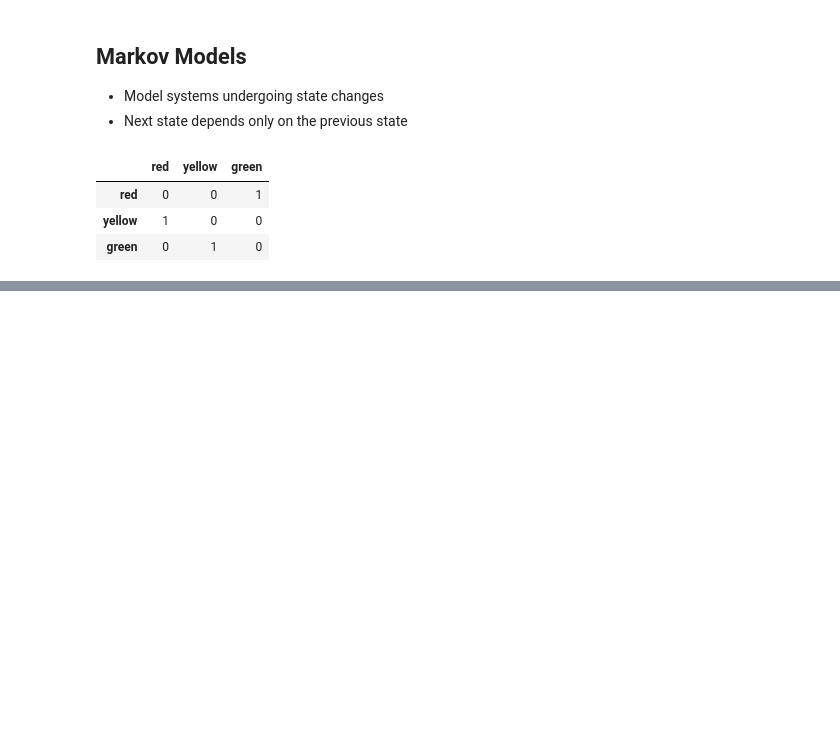
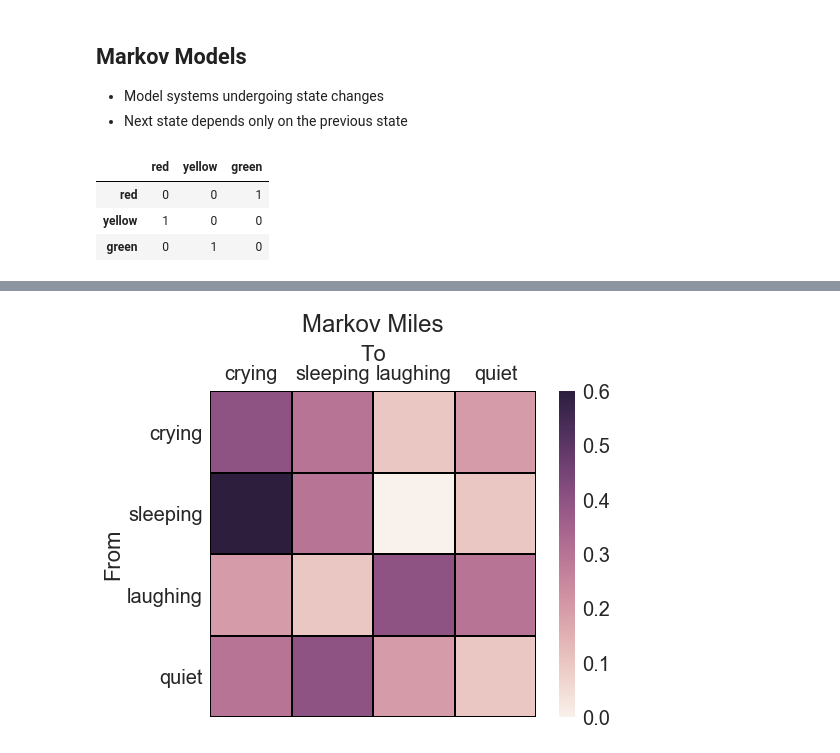
Before and after one commit to JohnPaton/engl_ish, a Jupyter notebook: PyData Slides.ipynb, the cells around one changed output, grey strips where cells are left out. Drawn from its saved outputs; the diff is of its cells as text; code cells hidden in the pictures; blank space fills up the shorter version.

```diff
--- a/PyData Slides.ipynb
+++ b/PyData Slides.ipynb
@@ -89,4 +78,0 @@ import seaborn as sns
-# %%
-sns.set(font_scale=3)
-h = sns.heatmap(lights_model, linewidths=1, linecolor='k')
-h.xaxis.tick_top()
@@ -97,0 +82,9 @@ Slightly less trivial...
+# %%
+import numpy as np
+baby_states = ['crying','sleeping','laughing','quiet']
+baby = pd.DataFrame(columns = baby_states, index = baby_states,
+                   dtype=float)
+baby.loc['crying']   = [0.4, 0.3, 0.1, 0.2]
+baby.loc['sleeping'] = [0.6, 0.3, 0.0, 0.1]
+baby.loc['laughing'] = [0.2, 0.1, 0.4, 0.3]
+baby.loc['quiet']    = [0.3, 0.4, 0.2, 0.1]
@@ -97,0 +99,18 @@ Slightly less trivial...
+# %%
+import seaborn as sns
+import matplotlib.pyplot as plt
+%matplotlib inline
+sns.set(font_scale=2)
+
+def heatmap(df, size=(8,6), linewidths=1, title='', **kwargs):
+    fig, ax = plt.subplots(figsize=size)
+    ax = sns.heatmap(df, linewidths=linewidths, linecolor='k', **kwargs, ax=ax,square=True)
+    ax.xaxis.set_ticks_position('top'); ax.xaxis.set_label_position('top')
+    plt.yticks(rotation=0)
+    if title:
+        ax.set_title(title+'\n\n')
+    ax.set_ylabel('From'); ax.set_xlabel('To'); plt.yticks(rotation=0)
+# %%
+heatmap(baby, title='Markov Miles')
+# %% [output]
+[figure, added]
```
Also changed, not shown: parts of 38 cells of this notebook, 10 other files.
